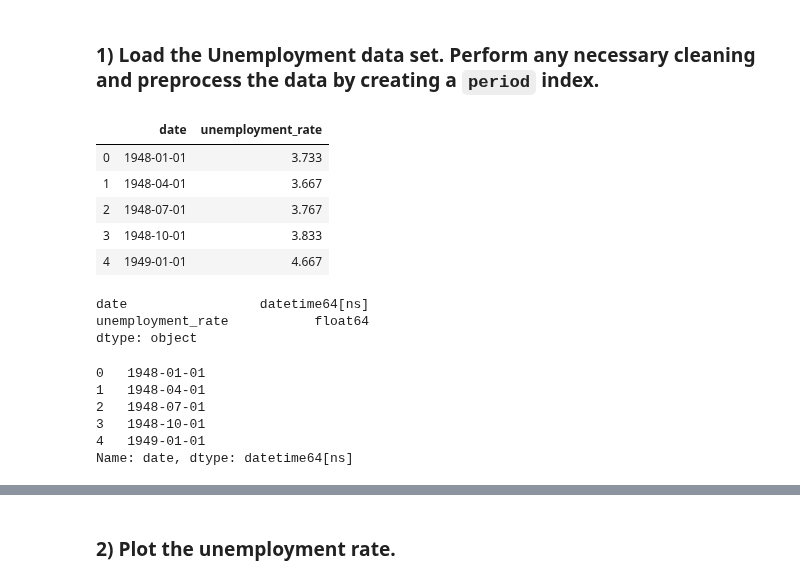
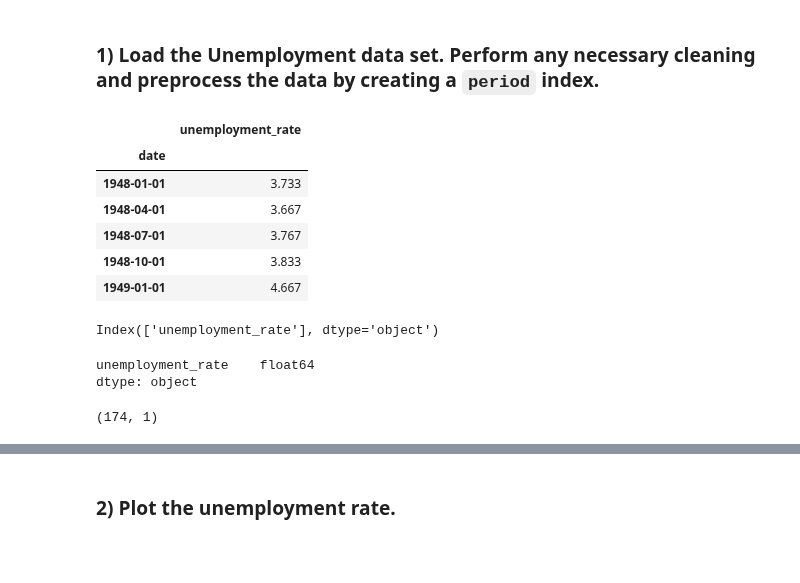
Before and after one commit to ShelyBhogal/data-science, a Jupyter notebook: 16-time-series/02_rolling_statistics.ipynb, the cells around one changed output, grey strips where cells are left out. Drawn from its saved outputs; the diff is of its cells as text; code cells hidden in the pictures; blank space fills up the shorter version.

```diff
--- a/16-time-series/02_rolling_statistics.ipynb
+++ b/16-time-series/02_rolling_statistics.ipynb
@@ -14,27 +19,25 @@ import matplotlib.pyplot as plt
 %matplotlib inline
 # %%
-u = pd.read_csv('./data/unemployment.csv', parse_dates=['date'])
+u = pd.read_csv('./data/unemployment.csv', index_col=['date'], parse_dates=['date'])
 u.head()
 # %% [output]
-|  | date | unemployment_rate |
-| 0 | 1948-01-01 | 3.733 |
-| 1 | 1948-04-01 | 3.667 |
-| 2 | 1948-07-01 | 3.767 |
-| 3 | 1948-10-01 | 3.833 |
-| 4 | 1949-01-01 | 4.667 |
+|  | unemployment_rate |
+| date |  |
+| 1948-01-01 | 3.733 |
+| 1948-04-01 | 3.667 |
+| 1948-07-01 | 3.767 |
+| 1948-10-01 | 3.833 |
+| 1949-01-01 | 4.667 |
-# %%
-# A:
-u.dtypes
-# %% [output]
-date                 datetime64[ns]
-unemployment_rate           float64
-dtype: object
-# %%
-u['date'].head()
-# %% [output]
-0   1948-01-01
-1   1948-04-01
-2   1948-07-01
-3   1948-10-01
-4   1949-01-01
-Name: date, dtype: datetime64[ns]
+# %%
+u.columns
+# %% [output]
+Index(['unemployment_rate'], dtype='object')
+# %%
+u.dtypes
+# %% [output]
+unemployment_rate    float64
+dtype: object
+# %%
+u.shape
+# %% [output]
+(174, 1)
```
Also changed, not shown: parts of 25 cells of this notebook, 49 other files.
